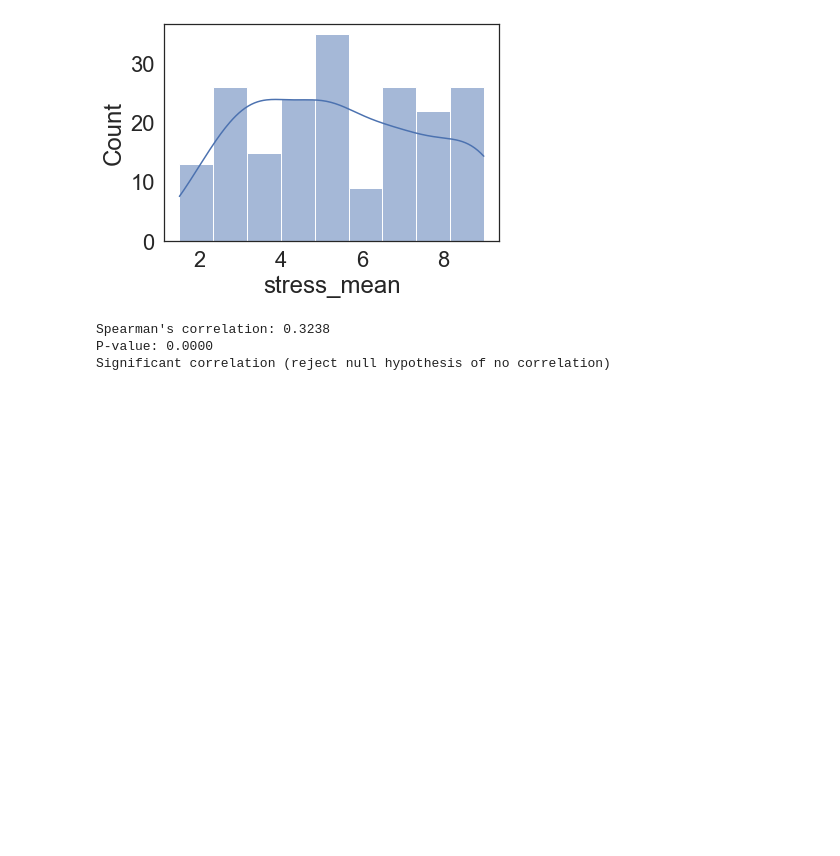
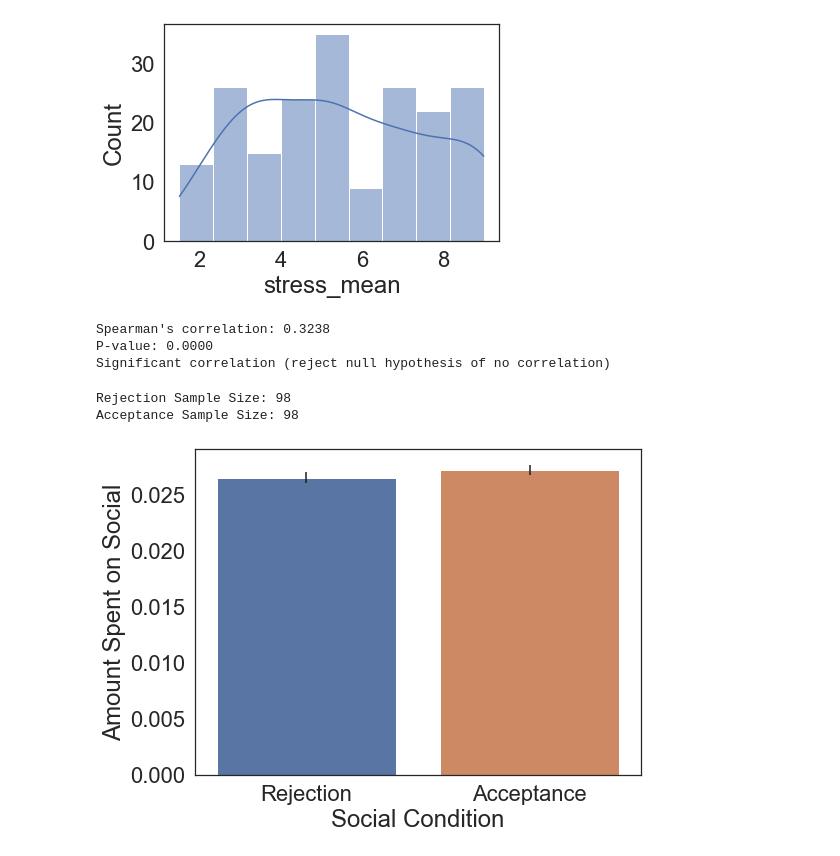
Before and after one commit to fareri-lab/WTP_Rejection_Choice_Pub, a Jupyter notebook: t_test_analyses.ipynb, the cells around one changed output. Cells and saved outputs as stored; diff of their text form; code cells hidden in the pictures; blank space fills up the shorter version.

```diff
--- a/t_test_analyses.ipynb
+++ b/t_test_analyses.ipynb
@@ -796,3 +781,44 @@ else:
 Spearman's correlation: 0.3238
 P-value: 0.0000
 Significant correlation (reject null hypothesis of no correlation)
+# %%
+print(f"Rejection Sample Size: {rej['social_decisionprice_mean'].count()}")
+print(f"Acceptance Sample Size: {acc['social_decisionprice_mean'].count()}")
+# %% [output]
+Rejection Sample Size: 98
+Acceptance Sample Size: 98
+# %%
+# Compute means
+decisionprice_rejsocial_mean = rej['social_decisionprice_mean'].mean()
+decisionprice_accsocial_mean = acc['social_decisionprice_mean'].mean()
+
+# Ensure SEM is only computed if there are enough data points
+def safe_sem(series):
+    return sem(series, nan_policy='omit') if series.count() > 1 else np.nan
+
+# Compute standard error of the mean (SEM)
+decisionprice_rejsocial_mean_sem = sem(rej['social_decisionprice_mean'], nan_policy='omit')  # Ignores NaN values
+decisionprice_accsocial_mean_sem = sem(acc['social_decisionprice_mean'], nan_policy='omit')
+
+# Create DataFrame
+overallprop = pd.DataFrame({
+    'Social Condition': ['Rejection', 'Acceptance'],
+    'Amount Spent on Social': [decisionprice_rejsocial_mean, decisionprice_accsocial_mean],
+    'SEM': [decisionprice_rejsocial_mean_sem, decisionprice_accsocial_mean_sem]  # Adding SEM column
+})
+
+# Plotting with Seaborn
+plt.figure(figsize=(8, 6))
+sns.barplot(data=overallprop, x='Social Condition', y='Amount Spent on Social', yerr=overallprop['SEM'], capsize=0.2)
+
+# Customizing the plot
+plt.title('')
+plt.xlabel('Social Condition')
+plt.ylabel('Amount Spent on Social')
+
+plt.savefig("avgspent_social_rejvacc_plot.png", dpi=300, bbox_inches="tight")  # Save as PNG with high resolution
+
+# Show plot
+plt.show()
+# %% [output]
+[figure, added]
```
Also changed, not shown: parts of 8 cells of this notebook, 8 other files.
